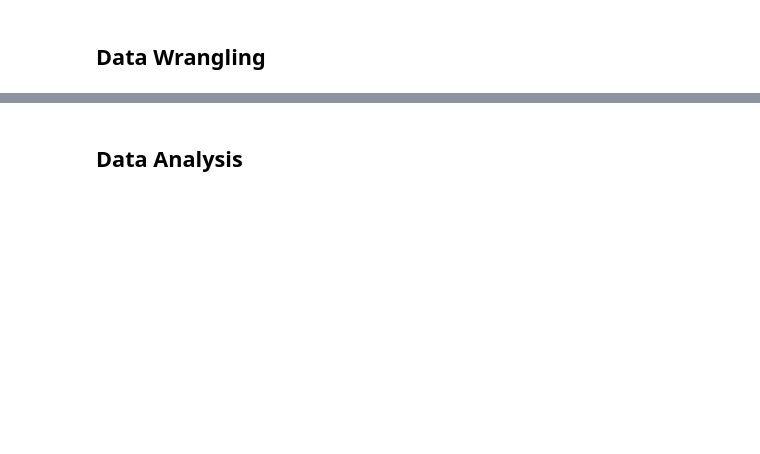
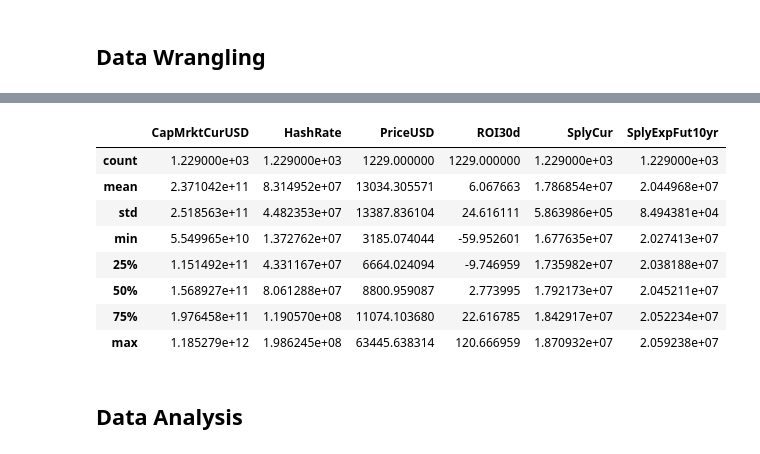
Before and after one commit to bqtphan/Analyzing-Cryptocurrencies, a Jupyter notebook: Analyzing Cryptocurrencies.ipynb, the cells around one changed output, grey strips where cells are left out. Cells and saved outputs as stored; diff of their text form; code cells hidden in the pictures; blank space fills up the shorter version.

```diff
--- a/Analyzing Cryptocurrencies.ipynb
+++ b/Analyzing Cryptocurrencies.ipynb
@@ -36,2 +73,14 @@ SplyExpFut10yr
+# %%
+btc_clean.describe()
+# %% [output]
+|  | CapMrktCurUSD | HashRate | PriceUSD | ROI30d | SplyCur | SplyExpFut10yr |
+| count | 1.229000e+03 | 1.229000e+03 | 1229.000000 | 1229.000000 | 1.229000e+03 | 1.229000e+03 |
+| mean | 2.371042e+11 | 8.314952e+07 | 13034.305571 | 6.067663 | 1.786854e+07 | 2.044968e+07 |
+| std | 2.518563e+11 | 4.482353e+07 | 13387.836104 | 24.616111 | 5.863986e+05 | 8.494381e+04 |
+| min | 5.549965e+10 | 1.372762e+07 | 3185.074044 | -59.952601 | 1.677635e+07 | 2.027413e+07 |
+| 25% | 1.151492e+11 | 4.331167e+07 | 6664.024094 | -9.746959 | 1.735982e+07 | 2.038188e+07 |
+| 50% | 1.568927e+11 | 8.061288e+07 | 8800.959087 | 2.773995 | 1.792173e+07 | 2.045211e+07 |
+| 75% | 1.976458e+11 | 1.190570e+08 | 11074.103680 | 22.616785 | 1.842917e+07 | 2.052234e+07 |
+| max | 1.185279e+12 | 1.986245e+08 | 63445.638314 | 120.666959 | 1.870932e+07 | 2.059238e+07 |
 # %% [markdown]
 ## Data Analysis
```
Also changed, not shown: parts of 17 cells of this notebook.
